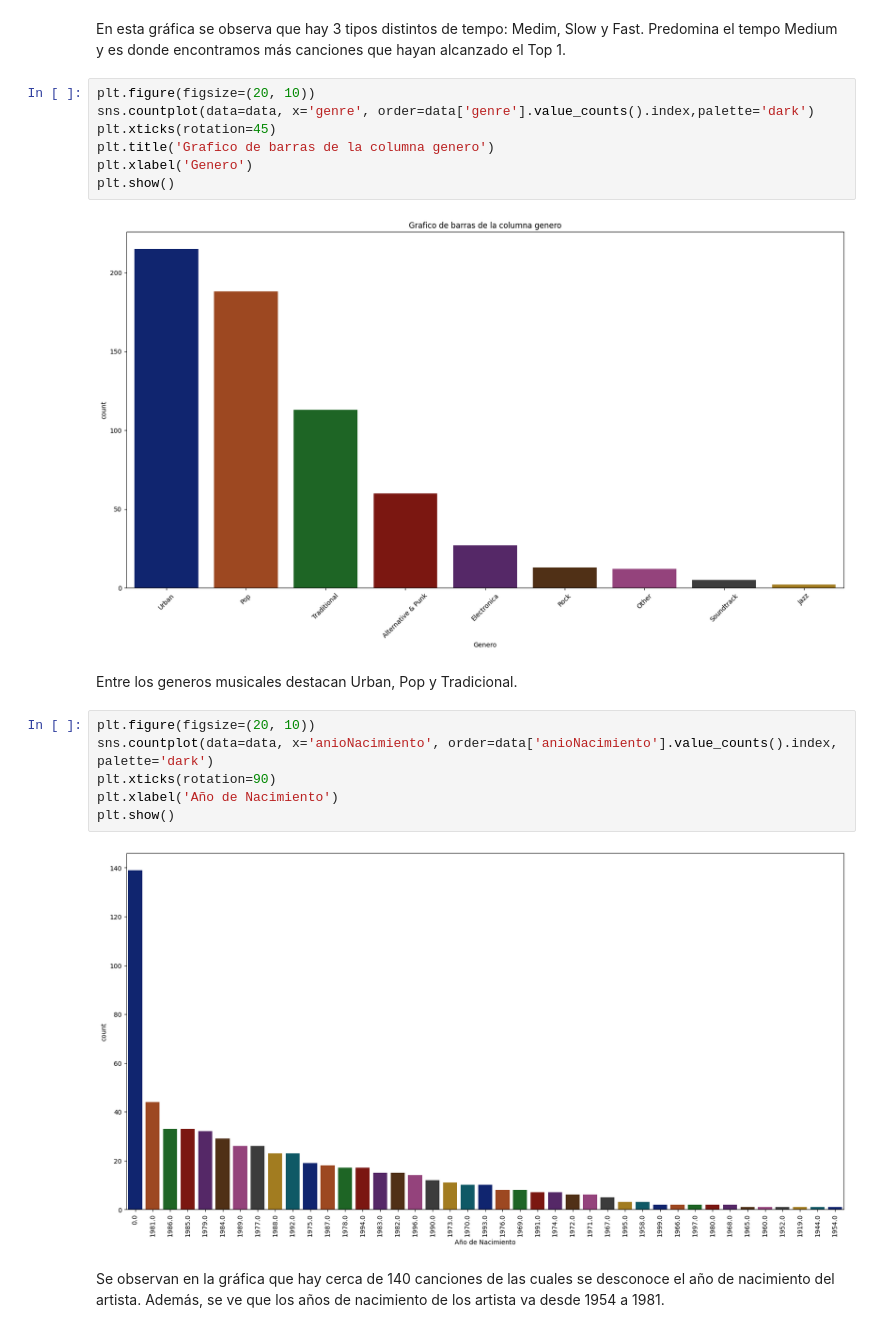
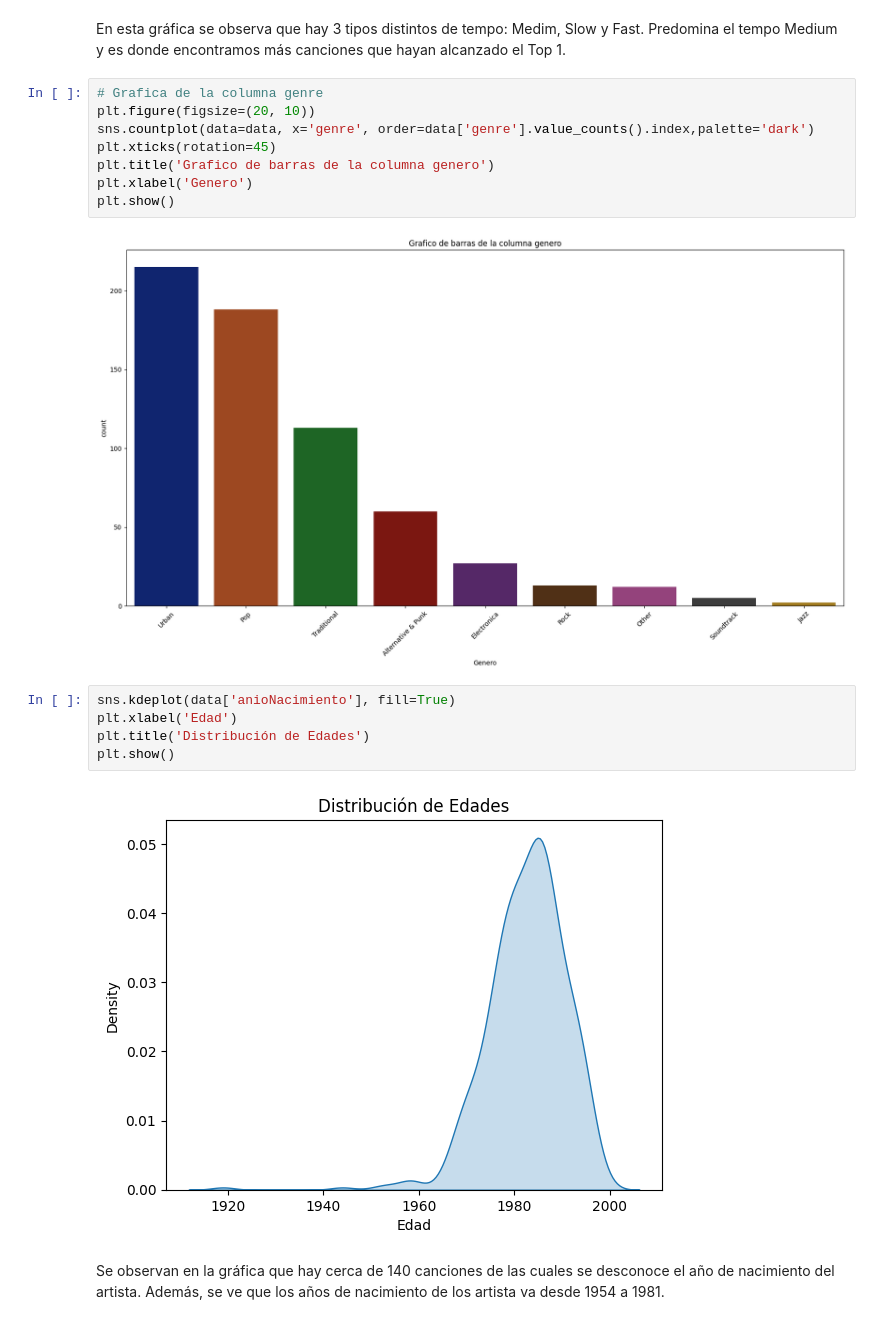
Before and after one commit to Goa126/Python, a Jupyter notebook: Arboles de decisión/arboles_de_decision.ipynb, the cells around one changed output. Drawn from its saved outputs; the diff is of its cells as text.

```diff
--- a/Arboles de decisión/arboles_de_decision.ipynb
+++ b/Arboles de decisión/arboles_de_decision.ipynb
@@ -107,6 +155,7 @@ sns.countplot(data=data, x='tempo', hue='top', palette='dark')
 # %% [markdown]
 En esta gráfica se observa que hay 3 tipos distintos de tempo: Medim, Slow y Fast. Predomina el tempo Medium y es donde encontramos más canciones que hayan alcanzado el Top 1.
 # %%
+# Grafica de la columna genre
 plt.figure(figsize=(20, 10))
 sns.countplot(data=data, x='genre', order=data['genre'].value_counts().index,palette='dark')
 plt.xticks(rotation=45)
@@ -115,15 +164,12 @@ plt.xlabel('Genero')
 plt.show()
 # %% [output]
 [figure]
-# %% [markdown]
-Entre los generos musicales destacan Urban, Pop y Tradicional.
-# %%
-plt.figure(figsize=(20, 10))
-sns.countplot(data=data, x='anioNacimiento', order=data['anioNacimiento'].value_counts().index, palette='dark')
-plt.xticks(rotation=90)
-plt.xlabel('Año de Nacimiento')
-plt.show()
-# %% [output]
-[figure, removed]
+# %%
+sns.kdeplot(data['anioNacimiento'], fill=True)
+plt.xlabel('Edad')
+plt.title('Distribución de Edades')
+plt.show()
+# %% [output]
+[figure, added]
 # %% [markdown]
 Se observan en la gráfica que hay cerca de 140 canciones de las cuales se desconoce el año de nacimiento del artista. Además, se ve que los años de nacimiento de los artista va desde 1954 a 1981.
```
Also changed, not shown: parts of 64 cells of this notebook, 5 other files.
